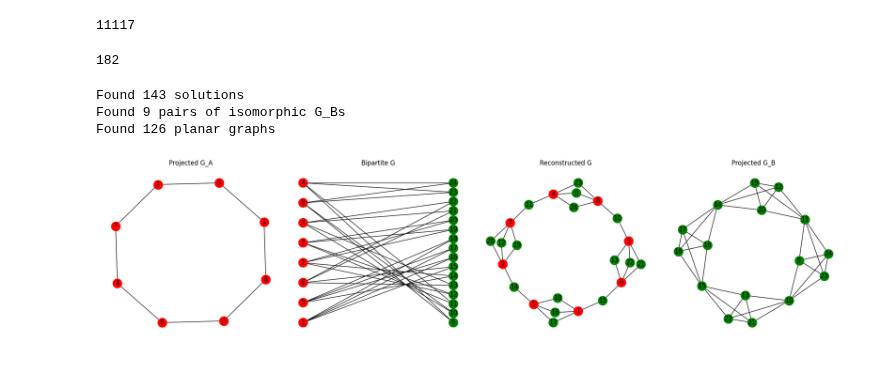
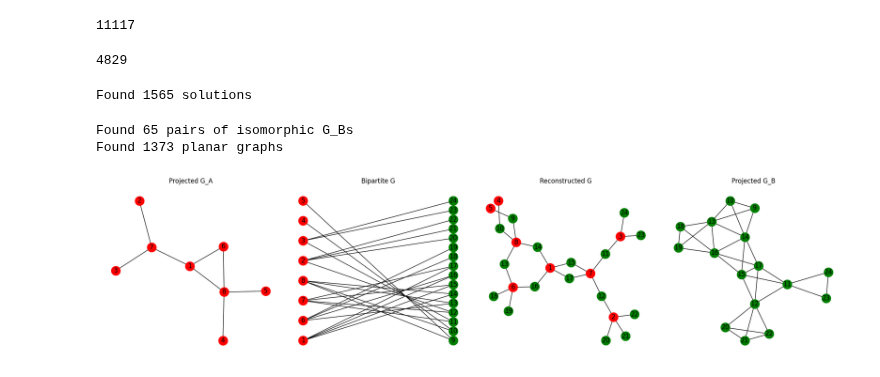
Before and after one commit to PITT-HATLAB/corral_crowding, a Jupyter notebook: src/notebooks/dev.ipynb, the cells around one changed output. Drawn from its saved outputs; the diff is of its cells as text; code cells hidden in the pictures.

```diff
--- a/src/notebooks/dev.ipynb
+++ b/src/notebooks/dev.ipynb
@@ -231,6 +231,12 @@ def construct_bipartite_graph(G_A_projected, num_B, max_degree_A, max_degree_B):
     G_B = nx.bipartite.projected_graph(G_rebuilt, B_nodes)
     if not nx.is_isomorphic(G_A, G_A_projected):
         raise ValueError("G_A_projected is not isomorphic to G_A")
+
+    # Optionally, can throw out solutions that could not accommodate all B nodes
+    # I choose to do this because otherwise the metrics of distance/connectivity are less meaningful
+    if not nx.is_connected(G_B):
+        return None, None, None
+
     return G_rebuilt, G_A, G_B
 # %%
 # Example Usage
@@ -247,12 +253,13 @@ for g in graph_list:
     num_colors = len(set(colors.values()))
     color_graphs[num_colors] = color_graphs.get(num_colors, []) + [g]
 
-m_chromatic = 2
+m_chromatic = 3
 two_colorable = color_graphs.get(m_chromatic, [])
 print(len(two_colorable))
 
 solution_list = []
 solution_indices = []
+planar_indices = []
 for i, g in tqdm(enumerate(two_colorable)):
     G_rebuilt, G_A, G_B = construct_bipartite_graph(
         g, num_B=num_B, max_degree_A=max_degree_A, max_degree_B=max_degree_B
@@ -260,38 +267,35 @@ for i, g in tqdm(enumerate(two_colorable)):
     if G_rebuilt is not None:
         solution_list.append((G_rebuilt, G_A, G_B))
         solution_indices.append(i)
+        if nx.check_planarity(G_rebuilt)[0]:
+            planar_indices.append(i)
 
 print(f"Found {len(solution_list)} solutions")
 
 # check G_B that are isomorphic to any other G_B
 G_B_list = [G_B for _, _, G_B in solution_list]
 G_B_isomorphic = []
-for i, G_B in enumerate(G_B_list):
+## XXX this can be expensive O(n^2) for large number of graphs!!!!!!!
+for i, G_B in tqdm(enumerate(G_B_list)):
     for j, G_B2 in enumerate(G_B_list[i + 1 :]):
         if nx.is_isomorphic(G_B, G_B2):
             G_B_isomorphic.append((i, j))
             break
 print(f"Found {len(G_B_isomorphic)} pairs of isomorphic G_Bs")
-
-# count how many Gs are planar
-planar_indices = []
-for i, (G_rebuilt, _, _) in enumerate(solution_list):
-    if nx.check_planarity(G_rebuilt)[0]:
-        planar_indices.append(i)
 print(f"Found {len(planar_indices)} planar graphs")
 # %% [output]
-182
+4829
-Found 143 solutions
-Found 9 pairs of isomorphic G_Bs
-Found 126 planar graphs
+Found 1565 solutions
+Found 65 pairs of isomorphic G_Bs
+Found 1373 planar graphs
 # %%
-index = -35  # solution_indices[43]  # Choose a two-colorable topology
+index = solution_indices[0]  # Choose a two-colorable topology
 G_A_projected = two_colorable[index]  # Take one of the two-colorable graphs
 
-G_valid, A_nodes, B_nodes = construct_bipartite_graph(
+G_rebuilt, G_A, G_B = construct_bipartite_graph(
     G_A_projected, num_B, max_degree_A=max_degree_A, max_degree_B=max_degree_B
 )
-if G_valid:
-    plot_graphs(G_valid, A_nodes, B_nodes)
+if G_rebuilt:
+    plot_graphs(G_rebuilt, G_A, G_B)
 # %% [output]
-[figure, old version]
+[figure, new version]
```
Also changed, not shown: parts of 2 cells of this notebook.
